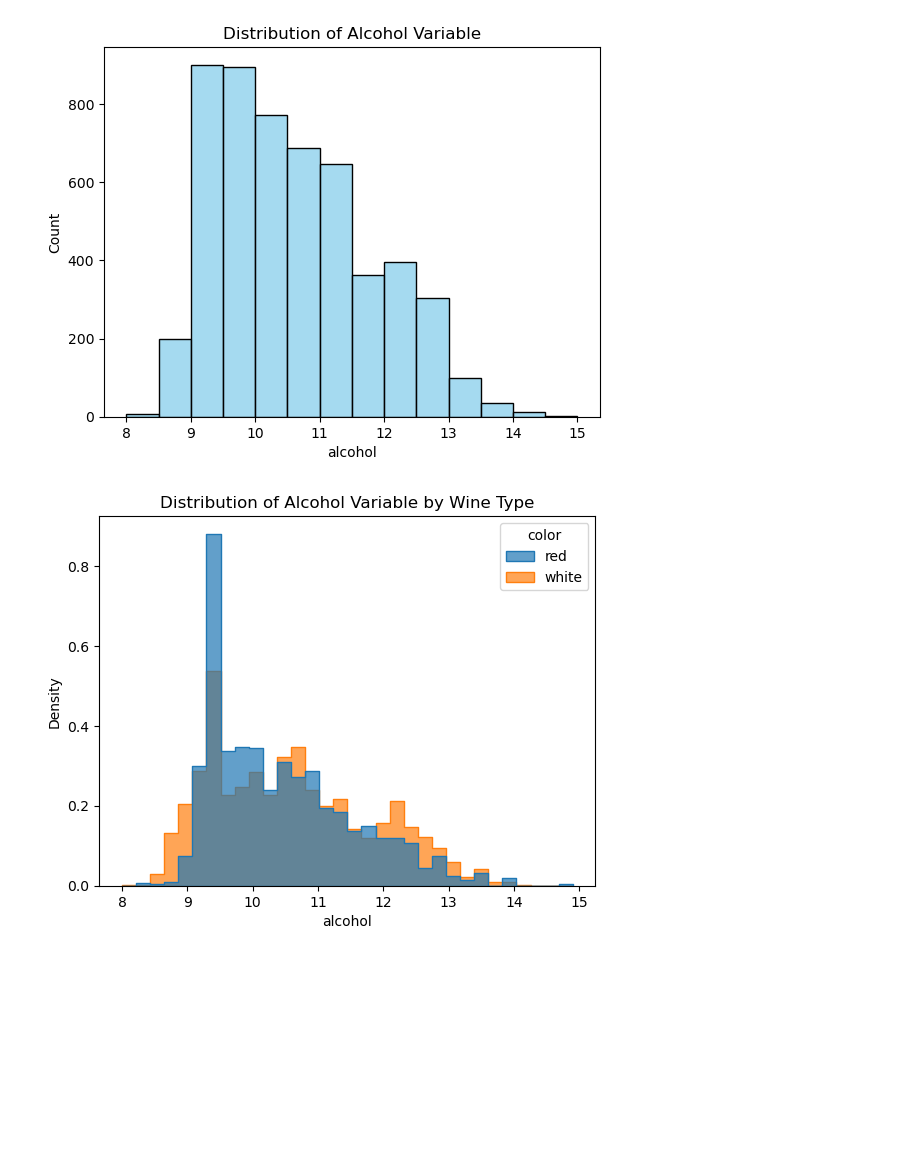
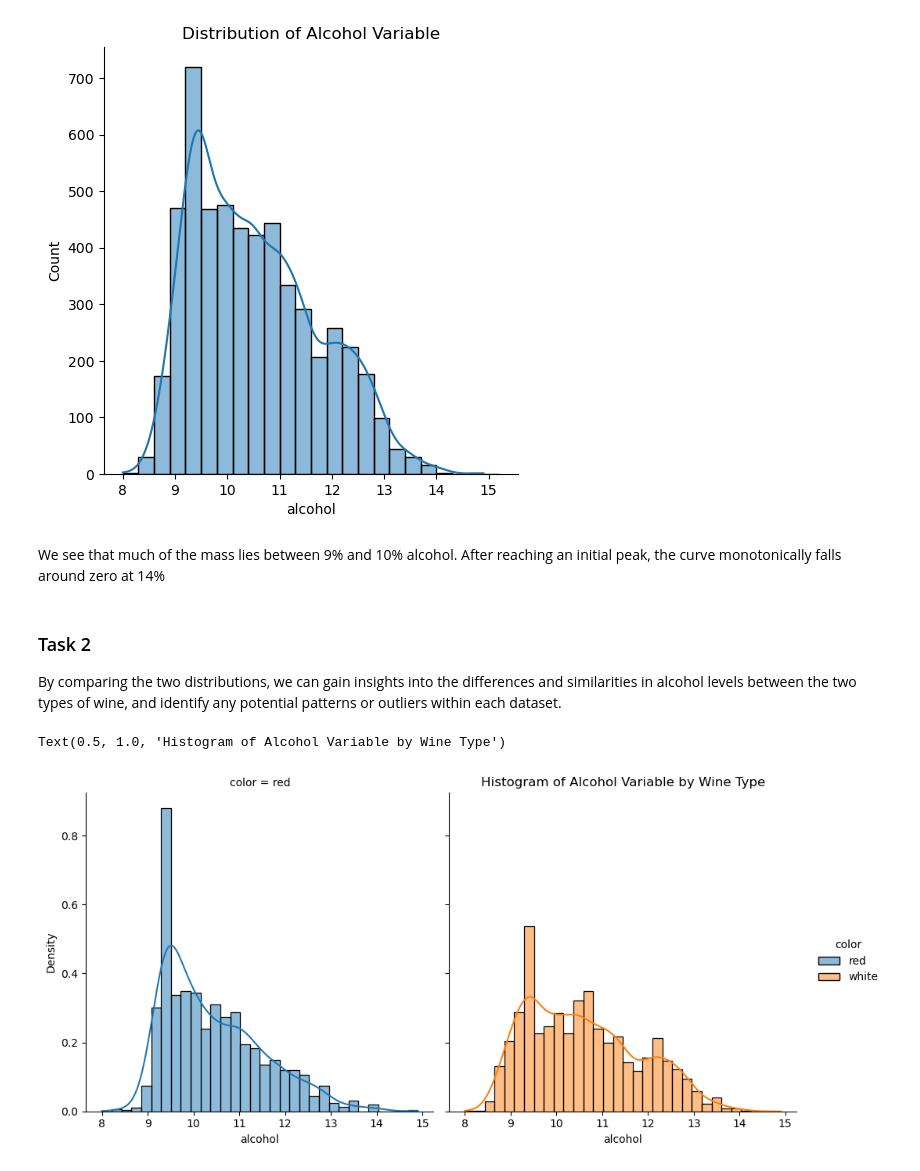
Before and after one commit to Wladeko/data-exploration-and-visualization, a Jupyter notebook: 1_Visualization/visualization.ipynb, the cells around one changed output. Saved outputs shown, nothing was run; the diff lists cells and outputs as text; code cells hidden in the pictures; blank space fills up the shorter version.

```diff
--- a/1_Visualization/visualization.ipynb
+++ b/1_Visualization/visualization.ipynb
@@ -4,3 +5,3 @@ import matplotlib.pyplot as plt
 import seaborn as sns
 # %%
-wine = pd.read_csv("1_Visualization\\winequality-all.csv", comment="#")
+wine = pd.read_csv("winequality-all.csv", comment="#")
@@ -7,14 +12,19 @@ wine = pd.read_csv("1_Visualization\\winequality-all.csv", comment="#")
 # %%
-# Investigating the distribution of alcohol variable
-sns.histplot(data = wine, x = "alcohol", binwidth = 0.5, color = "skyblue")
+sns.displot(data = wine, x = "alcohol", binwidth = 0.3, kde=True)
 plt.title("Distribution of Alcohol Variable")
 plt.show()
 # %% [output]
-[figure, old version]
+[figure, new version]
+# %% [markdown]
+We see that much of the mass lies between 9% and 10% alcohol. After reaching an initial peak, the curve monotonically falls around zero at 14%
+# %% [markdown]
+### Task 2
+
+ By comparing the two distributions, we can gain insights into the differences and similarities in alcohol levels between the two types of wine, and identify any potential patterns or outliers within each dataset.
 # %%
-# Comparing the distribution of alcohol variable between two types of wine i.e. red and white
-sns.histplot(data = wine, x = "alcohol", hue = "color", element = "step", stat = "density", common_norm = False, alpha = 0.7)
-plt.title("Distribution of Alcohol Variable by Wine Type")
-plt.show()
+
+hist = sns.displot(data = wine, x = "alcohol", hue = "color", element = "bars", stat = "density", multiple="stack", kde=True, col="color",  common_norm=False)
+plt.title("Histogram of Alcohol Variable by Wine Type")
 # %% [output]
+Text(0.5, 1.0, 'Histogram of Alcohol Variable by Wine Type')
-[figure, old version]
+[figure, new version]
```
Also changed, not shown: parts of 16 cells of this notebook, 2 other files.
